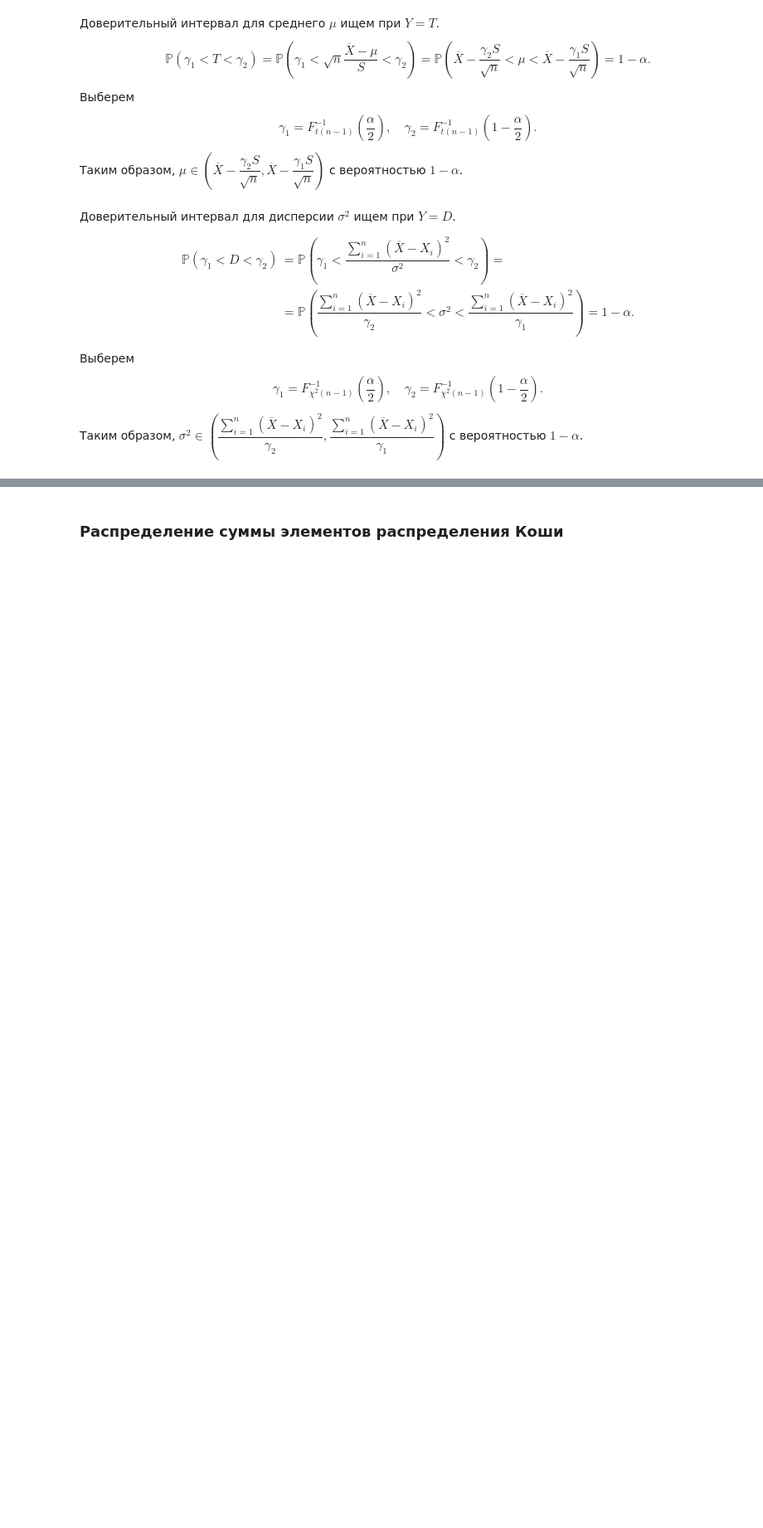
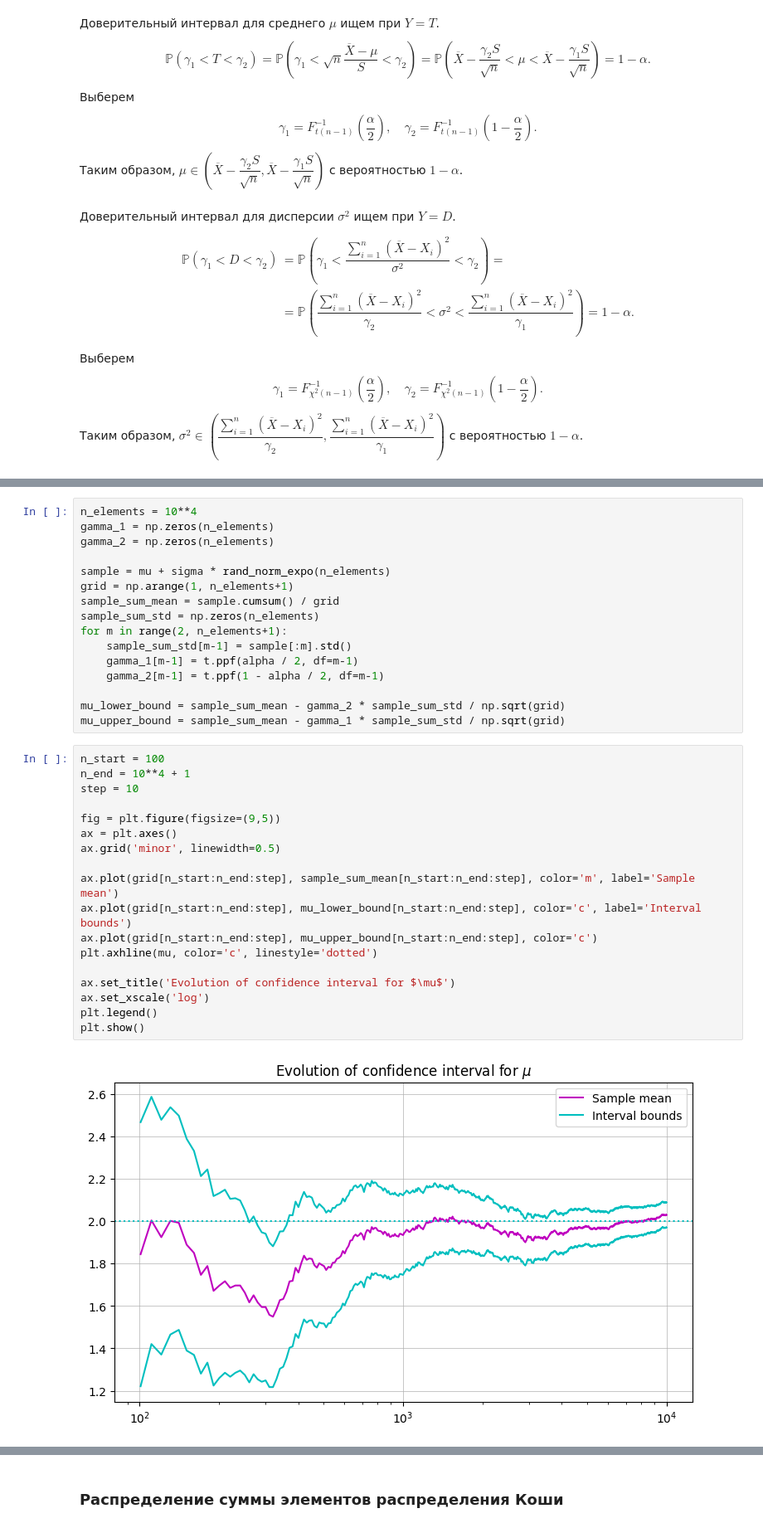
Before and after one commit to arinenn/stochastic_practicum, a Jupyter notebook: stochastic_practicum_first.ipynb, the cells around one changed output, grey strips where cells are left out. Shown at 83% size. Saved outputs shown, nothing was run; the diff lists cells and outputs as text; blank space fills up the shorter version.

```diff
--- a/stochastic_practicum_first.ipynb
+++ b/stochastic_practicum_first.ipynb
@@ -1641,0 +1715,36 @@ $$
+# %%
+n_elements = 10**4
+gamma_1 = np.zeros(n_elements)
+gamma_2 = np.zeros(n_elements)
+
+sample = mu + sigma * rand_norm_expo(n_elements)
+grid = np.arange(1, n_elements+1)
+sample_sum_mean = sample.cumsum() / grid
+sample_sum_std = np.zeros(n_elements)
+for m in range(2, n_elements+1):
+    sample_sum_std[m-1] = sample[:m].std()
+    gamma_1[m-1] = t.ppf(alpha / 2, df=m-1)
+    gamma_2[m-1] = t.ppf(1 - alpha / 2, df=m-1)
+
+mu_lower_bound = sample_sum_mean - gamma_2 * sample_sum_std / np.sqrt(grid)
+mu_upper_bound = sample_sum_mean - gamma_1 * sample_sum_std / np.sqrt(grid)
+# %%
+n_start = 100
+n_end = 10**4 + 1
+step = 10
+
+fig = plt.figure(figsize=(9,5))
+ax = plt.axes()
+ax.grid('minor', linewidth=0.5)
+
+ax.plot(grid[n_start:n_end:step], sample_sum_mean[n_start:n_end:step], color='m', label='Sample mean')
+ax.plot(grid[n_start:n_end:step], mu_lower_bound[n_start:n_end:step], color='c', label='Interval bounds')
+ax.plot(grid[n_start:n_end:step], mu_upper_bound[n_start:n_end:step], color='c')
+plt.axhline(mu, color='c', linestyle='dotted')
+
+ax.set_title('Evolution of confidence interval for $\mu$')
+ax.set_xscale('log')
+plt.legend()
+plt.show()
+# %% [output]
+[figure, added]
```
Also changed, not shown: parts of 20 cells of this notebook.
